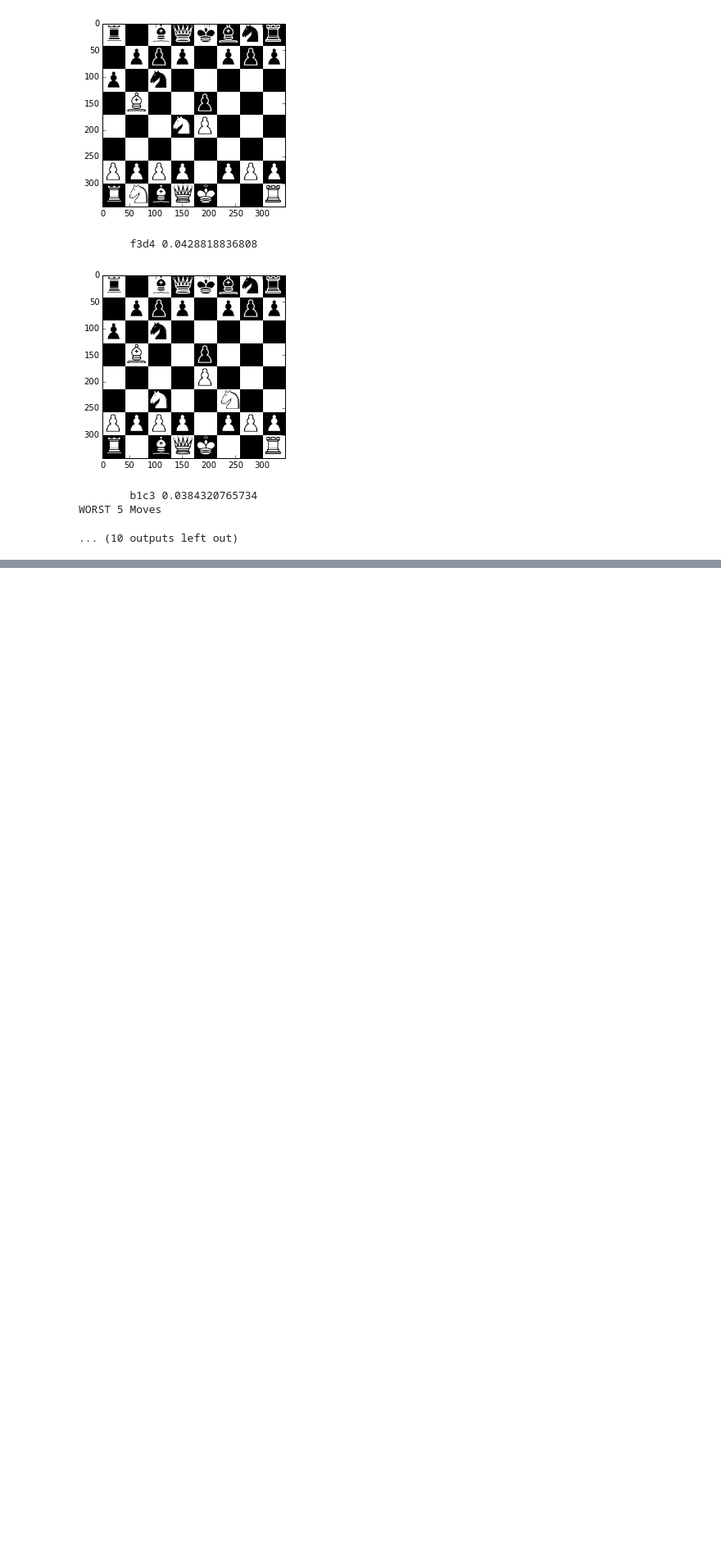
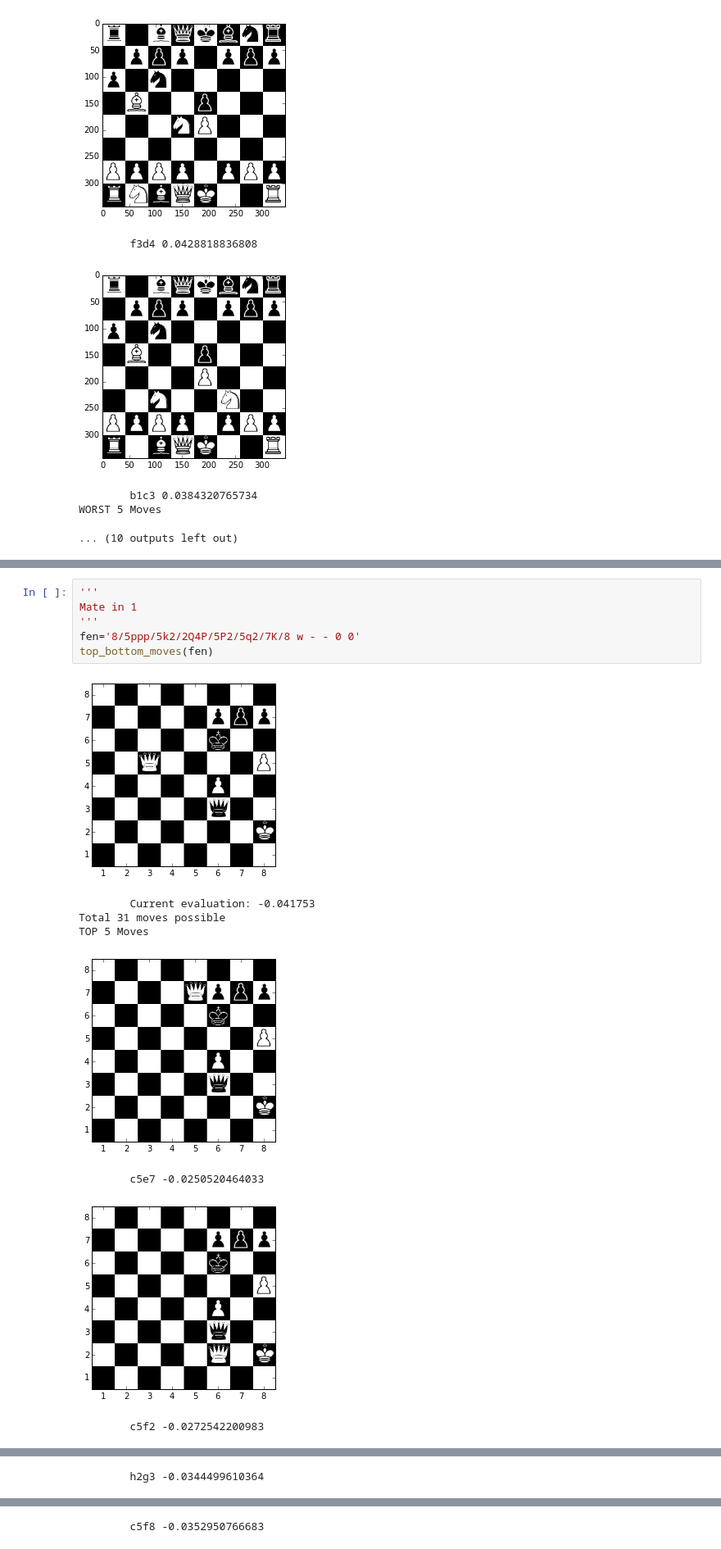
Before and after one commit to ashudeep/ConvChess, a Jupyter notebook: src/play/example_moves/Table evaluations.ipynb, the cells around one changed output, grey strips where cells are left out. Shown at 82% size. Saved outputs shown, nothing was run; the diff lists cells and outputs as text; blank space fills up the shorter version.

```diff
--- a/src/play/example_moves/Table evaluations.ipynb
+++ b/src/play/example_moves/Table evaluations.ipynb
@@ -217,0 +241,15 @@ Runaway Pawn
+# %%
+'''
+Mate in 1
+'''
+fen='8/5ppp/5k2/2Q4P/5P2/5q2/7K/8 w - - 0 0'
+top_bottom_moves(fen)
+# %% [output]
+[figure, added]
+        Current evaluation: -0.041753
+Total 31 moves possible
+TOP 5 Moves
+[figure, added]
+        c5e7 -0.0250520464033
+[figure, added]
+        c5f2 -0.0272542200983
@@ -217,0 +257 @@ Runaway Pawn
+        h2g3 -0.0344499610364
@@ -217,0 +259 @@ Runaway Pawn
+        c5f8 -0.0352950766683
```
Also changed, not shown: parts of 9 cells of this notebook, 10 other files.
